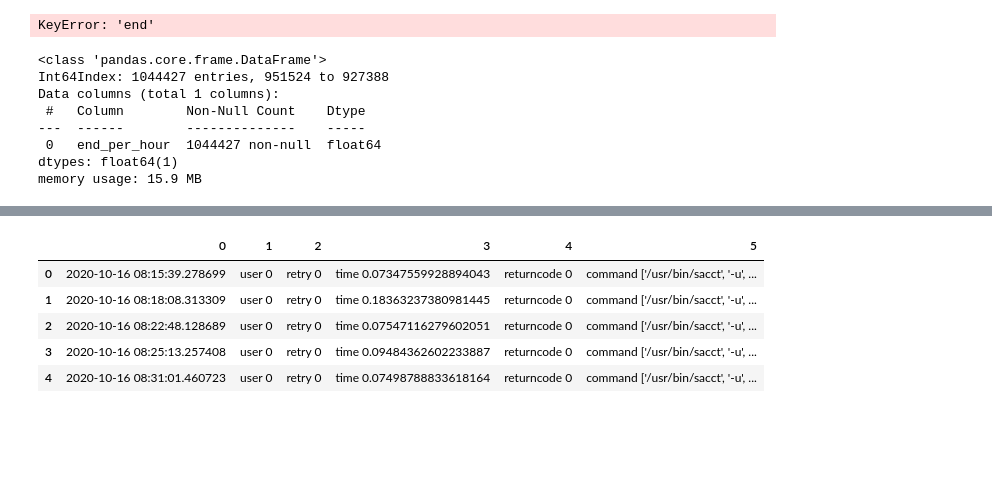
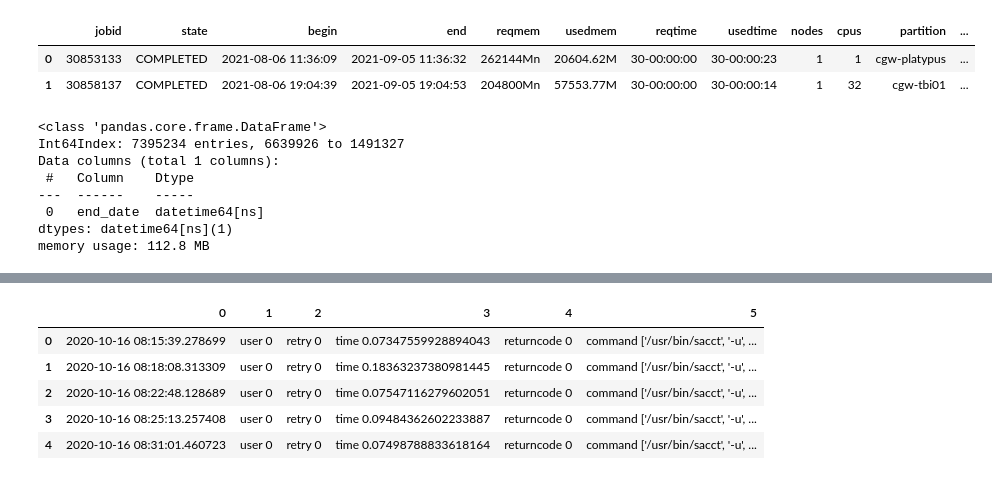
Before and after one commit to nedatahe/accre-candy-corn, a Jupyter notebook: notebooks/ACCRE.ipynb, the cells around one changed output, grey strips where cells are left out. Saved outputs shown, nothing was run; the diff lists cells and outputs as text; code cells hidden in the pictures; blank space fills up the shorter version.

```diff
--- a/notebooks/ACCRE.ipynb
+++ b/notebooks/ACCRE.ipynb
@@ -141,19 +152,22 @@ jobs_completed.head(2)
+# %%
+jobs.head(2)
+# %% [output]
+|  | jobid | state | begin | end | reqmem | usedmem | reqtime | usedtime | nodes | cpus | partition | ... |
+| 0 | 30853133 | COMPLETED | 2021-08-06 11:36:09 | 2021-09-05 11:36:32 | 262144Mn | 20604.62M | 30-00:00:00 | 30-00:00:23 | 1 | 1 | cgw-platypus | ... |
+| 1 | 30858137 | COMPLETED | 2021-08-06 19:04:39 | 2021-09-05 19:04:53 | 204800Mn | 57553.77M | 30-00:00:00 | 30-00:00:14 | 1 | 32 | cgw-tbi01 | ... |
 # %%
 # roll the jobs per hour but sort the values of the column first
-jobs_completed = jobs_ended.sort_values('end')
-jobs_completed['end_per_hour'] = jobs_ended.rolling('1h', on = 'end')['jobid'].count()
-jobs_completed.head(2)
+#make sure the column in in datetime format
+jobs = jobs.sort_values('end')
+jobs['end_date'] = pd.to_datetime(jobs['end_date'])
-# %% [output]
-KeyError: 'end'
-# %%
-#get info on the produced column
-jobs_ended[['end_per_hour']].info()
-# %% [output]
-<class 'pandas.core.frame.DataFrame'>
-Int64Index: 1044427 entries, 951524 to 927388
-Data columns (total 1 columns):
- #   Column        Non-Null Count    Dtype
----  ------        --------------    -----
- 0   end_per_hour  1044427 non-null  float64
-dtypes: float64(1)
-memory usage: 15.9 MB
+# %%
+jobs[['end_date']].info()
+# %% [output]
+<class 'pandas.core.frame.DataFrame'>
+Int64Index: 7395234 entries, 6639926 to 1491327
+Data columns (total 1 columns):
+ #   Column    Dtype
+---  ------    -----
+ 0   end_date  datetime64[ns]
+dtypes: datetime64[ns](1)
+memory usage: 112.8 MB
```
Also changed, not shown: parts of 15 cells of this notebook.
